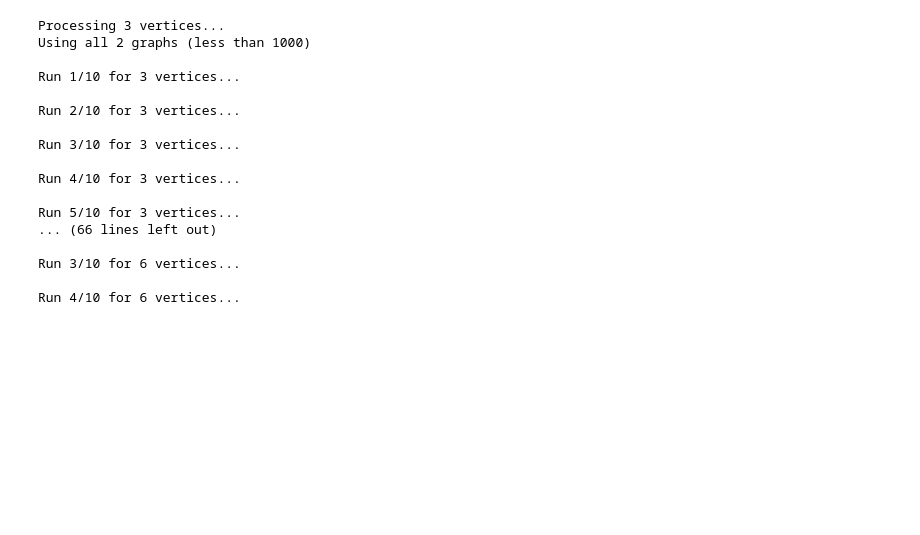
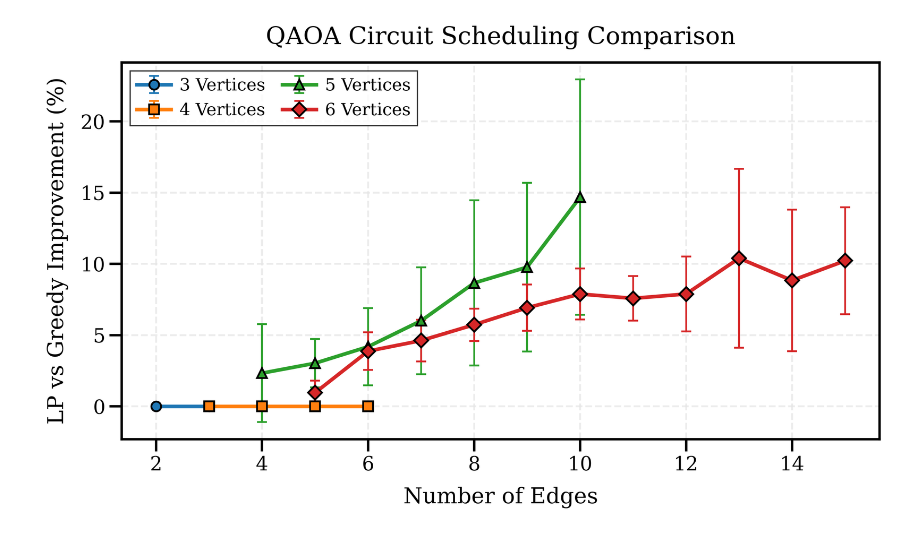
Before and after one commit to Mostafa-Atallah2020/QintProg, a Jupyter notebook: notebooks/conncted graphs.ipynb, the cells around one changed output. Drawn from its saved outputs; the diff is of its cells as text; code cells hidden in the pictures; blank space fills up the shorter version.

Commit message:
Run 3-6 vertices scheduling

```diff
--- a/notebooks/conncted graphs.ipynb
+++ b/notebooks/conncted graphs.ipynb
@@ -257,8 +257,8 @@ def plot_from_saved_results(vertex_range=(3, 6), n_samples: int = 1000):
     ax.set_ylabel("LP vs Greedy Improvement (%)", labelpad=10)
     ax.set_title("QAOA Circuit Scheduling Comparison", pad=15)
 
-    # Ensure y-axis doesn't show negative values for percentage improvements
-    ax.set_ylim(bottom=0)
+    # # Ensure y-axis doesn't show negative values for percentage improvements
+    # ax.set_ylim(bottom=0)
 
     ax.xaxis.set_major_locator(plt.MaxNLocator(integer=True))
     ax.grid(True, linestyle="--", alpha=0.7, linewidth=1.5)
@@ -269,7 +269,7 @@ def plot_from_saved_results(vertex_range=(3, 6), n_samples: int = 1000):
         frameon=True,
         edgecolor="black",
         fancybox=False,
-        loc="best",
+        loc="upper left",
         ncol=2,
         columnspacing=1,
         handletextpad=0.5,
@@ -291,23 +291,7 @@ def plot_from_saved_results(vertex_range=(3, 6), n_samples: int = 1000):
     plt.show()
 # %%
 num_runs = 10  # Number of runs for statistical significance
-compute_all_results(vertex_range=(3, 6), n_samples=1000, n_runs=num_runs)
+# compute_all_results(vertex_range=(3, 6), n_samples=1000, n_runs=num_runs)
 plot_from_saved_results(vertex_range=(3, 6), n_samples=1000)
 # %% [output]
-Processing 3 vertices...
-Using all 2 graphs (less than 1000)
-
-Run 1/10 for 3 vertices...
-
-Run 2/10 for 3 vertices...
-
-Run 3/10 for 3 vertices...
-
-Run 4/10 for 3 vertices...
-
-Run 5/10 for 3 vertices...
-... (66 lines left out)
-
-Run 3/10 for 6 vertices...
-
-Run 4/10 for 6 vertices...
+[figure, added]
```
Also changed, not shown: 5 other files.
